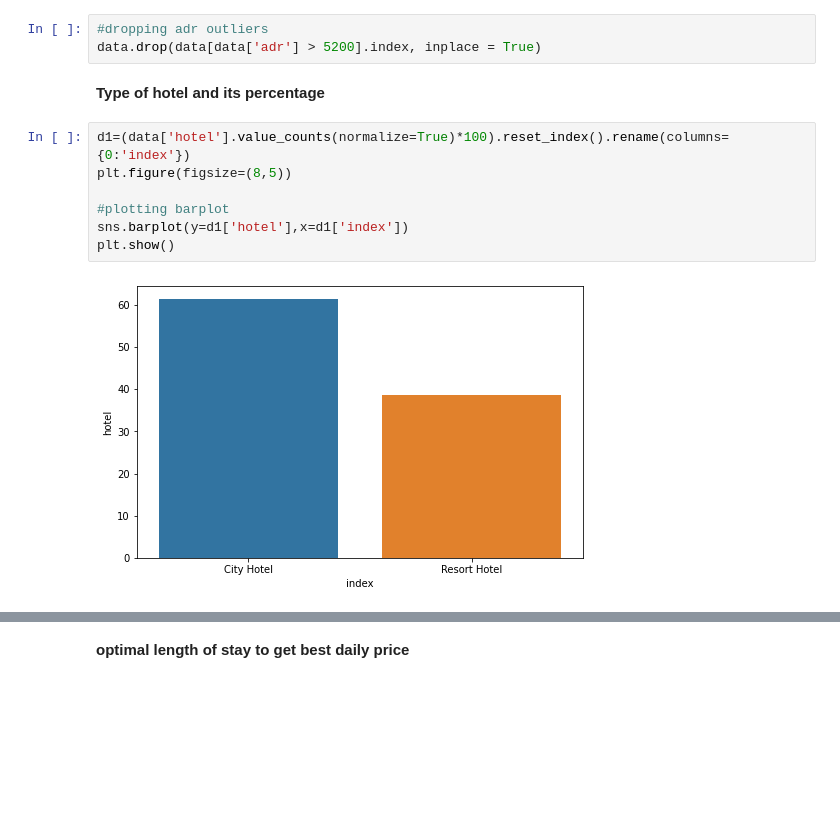
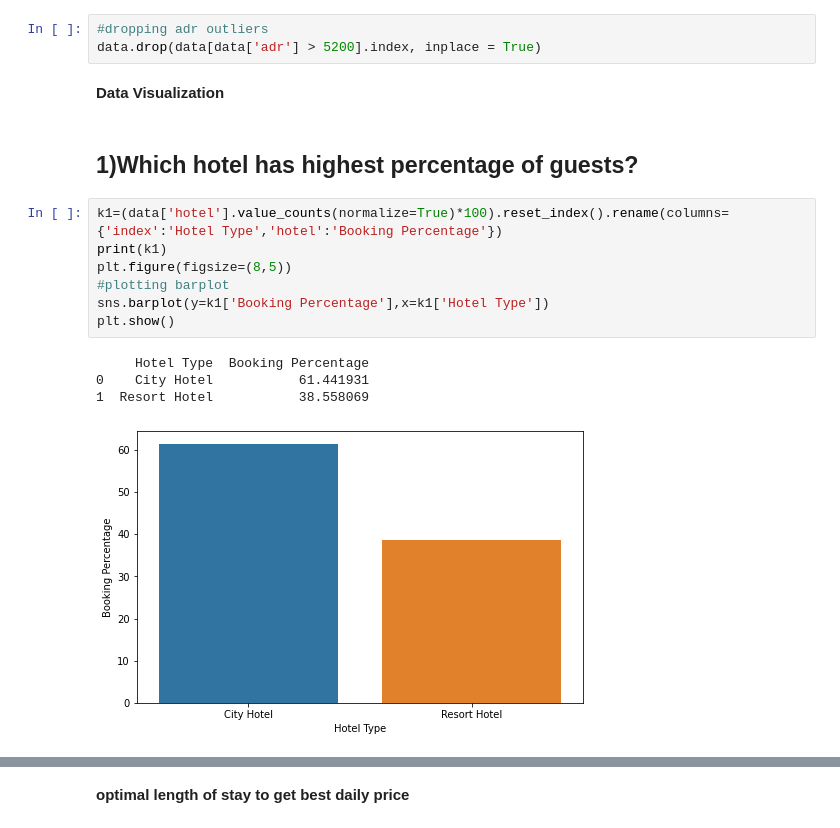
Before and after one commit to kavyasree761/hotel-booking-analysis, a Jupyter notebook: Copy_of_Hotel_Booking_Analysis_Capstone_Project.ipynb, the cells around one changed output, grey strips where cells are left out. Drawn from its saved outputs; the diff is of its cells as text; blank space fills up the shorter version.

```diff
--- a/Copy_of_Hotel_Booking_Analysis_Capstone_Project.ipynb
+++ b/Copy_of_Hotel_Booking_Analysis_Capstone_Project.ipynb
@@ -224,14 +233,20 @@ for test in test_list:
 # %%
 #dropping adr outliers
 data.drop(data[data['adr'] > 5200].index, inplace = True)
-# %% [markdown]
-**Type of hotel and its percentage**
+# %% [markdown]
+**Data Visualization**
+# %% [markdown]
+1)Which hotel has highest percentage of guests?
+---
 # %%
-d1=(data['hotel'].value_counts(normalize=True)*100).reset_index().rename(columns={0:'index'})
+k1=(data['hotel'].value_counts(normalize=True)*100).reset_index().rename(columns={'index':'Hotel Type','hotel':'Booking Percentage'})
+print(k1)
 plt.figure(figsize=(8,5))
-
 #plotting barplot
-sns.barplot(y=d1['hotel'],x=d1['index'])
+sns.barplot(y=k1['Booking Percentage'],x=k1['Hotel Type'])
 plt.show()
 # %% [output]
+     Hotel Type  Booking Percentage
+0    City Hotel           61.441931
+1  Resort Hotel           38.558069
-[figure, old version]
+[figure, new version]
```
Also changed, not shown: parts of 21 cells of this notebook.
